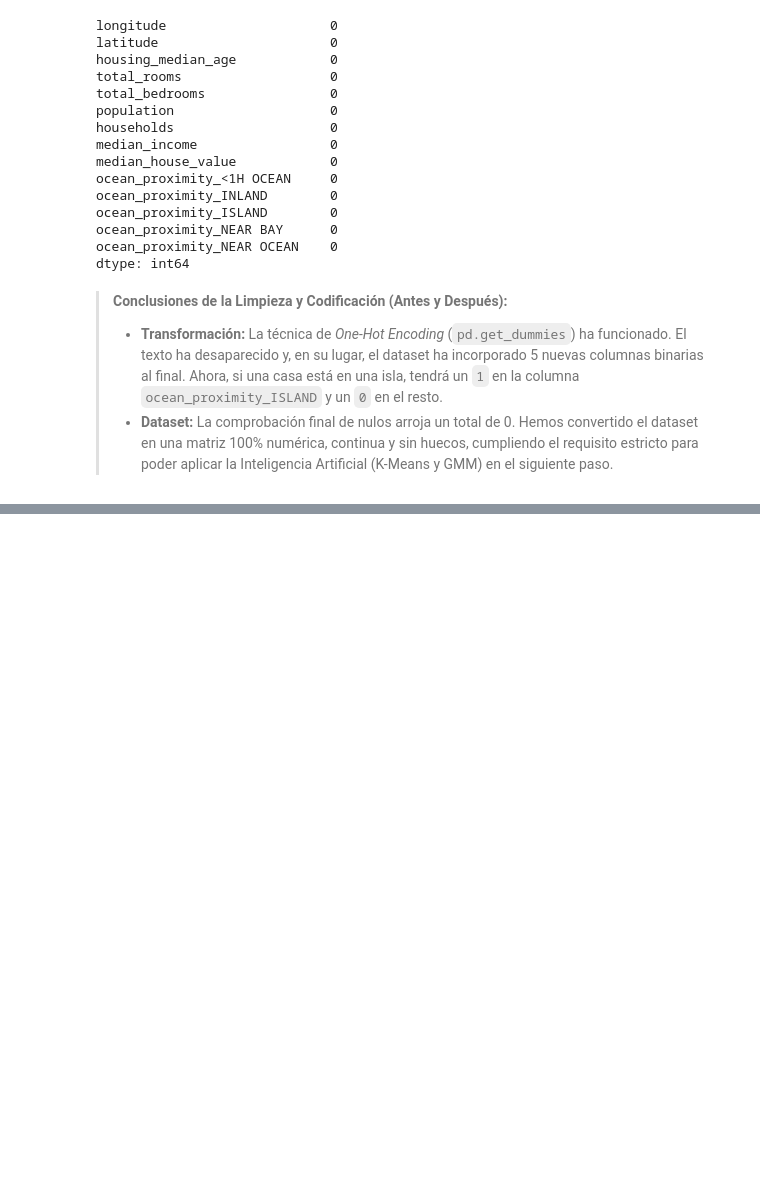
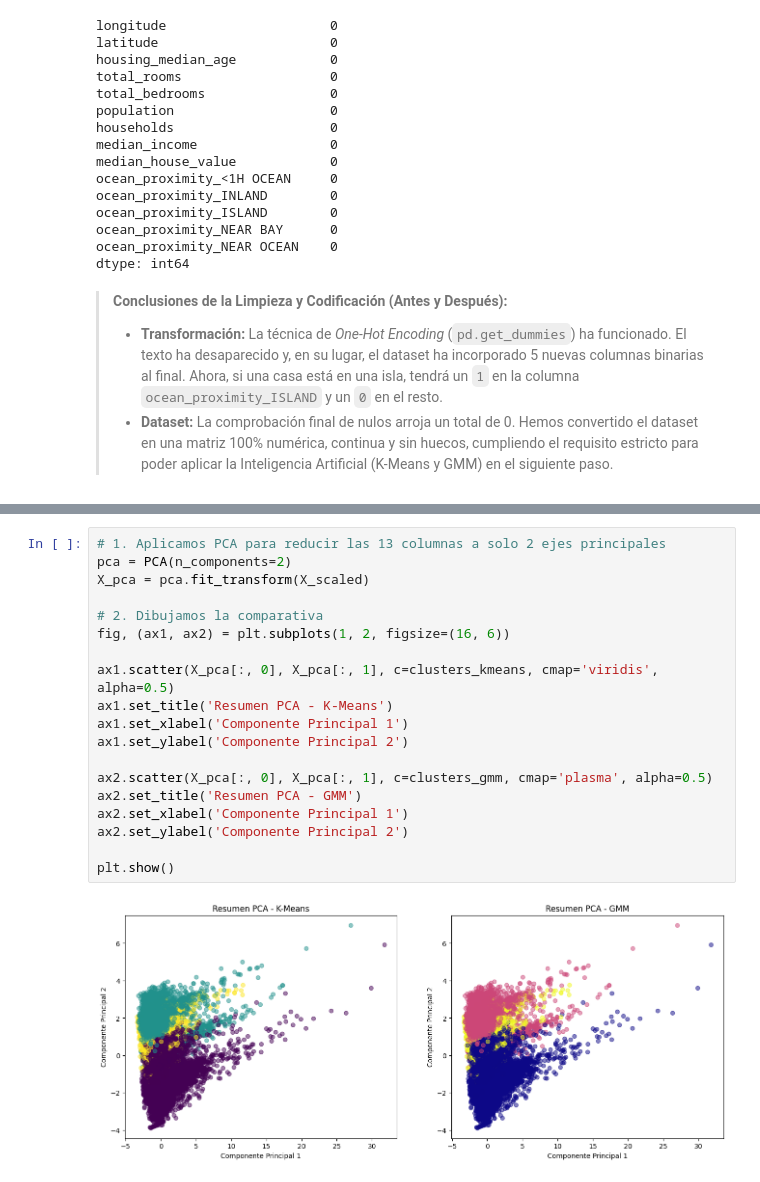
Before and after one commit to Jolehisy08/EMDC_Jolehisy_Acevedo_Medina, a Jupyter notebook: EMDC_JAM.ipynb, the cells around one changed output, grey strips where cells are left out. Cells and saved outputs as stored; diff of their text form; blank space fills up the shorter version.

```diff
--- a/EMDC_JAM.ipynb
+++ b/EMDC_JAM.ipynb
@@ -214,0 +326,21 @@ dtype: int64
+# %%
+# 1. Aplicamos PCA para reducir las 13 columnas a solo 2 ejes principales
+pca = PCA(n_components=2)
+X_pca = pca.fit_transform(X_scaled)
+
+# 2. Dibujamos la comparativa
+fig, (ax1, ax2) = plt.subplots(1, 2, figsize=(16, 6))
+
+ax1.scatter(X_pca[:, 0], X_pca[:, 1], c=clusters_kmeans, cmap='viridis', alpha=0.5)
+ax1.set_title('Resumen PCA - K-Means')
+ax1.set_xlabel('Componente Principal 1')
+ax1.set_ylabel('Componente Principal 2')
+
+ax2.scatter(X_pca[:, 0], X_pca[:, 1], c=clusters_gmm, cmap='plasma', alpha=0.5)
+ax2.set_title('Resumen PCA - GMM')
+ax2.set_xlabel('Componente Principal 1')
+ax2.set_ylabel('Componente Principal 2')
+
+plt.show()
+# %% [output]
+[figure, added]
```
Also changed, not shown: parts of 14 cells of this notebook.
